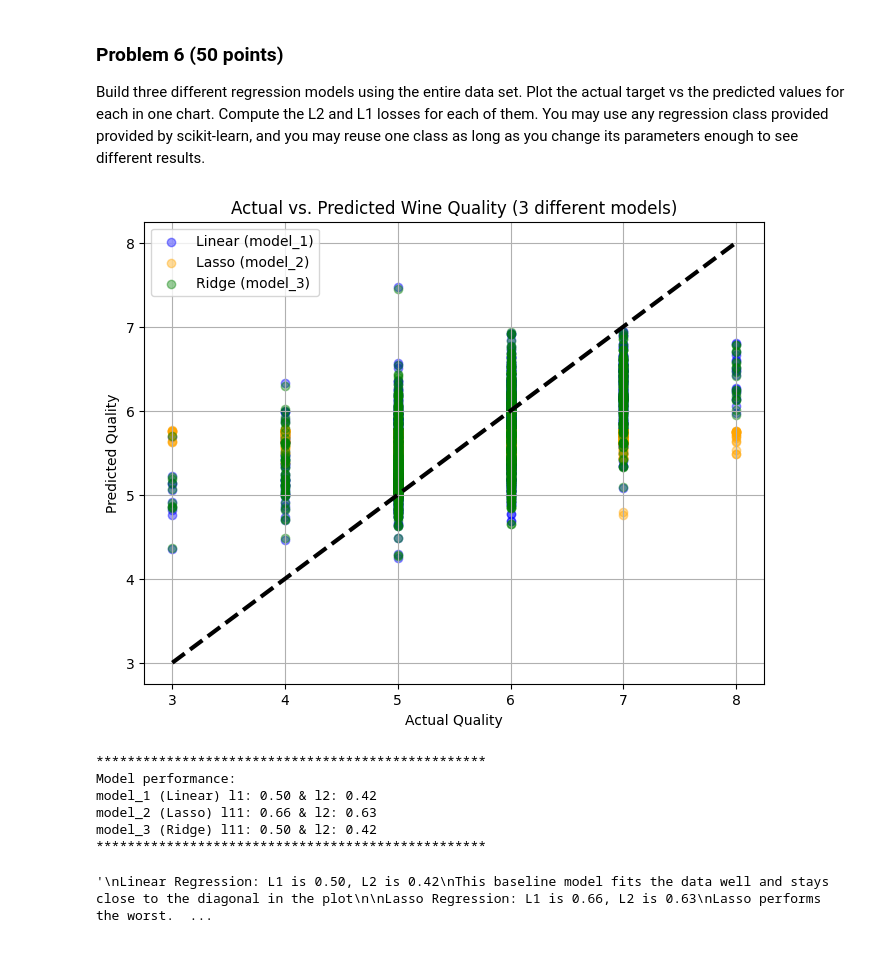
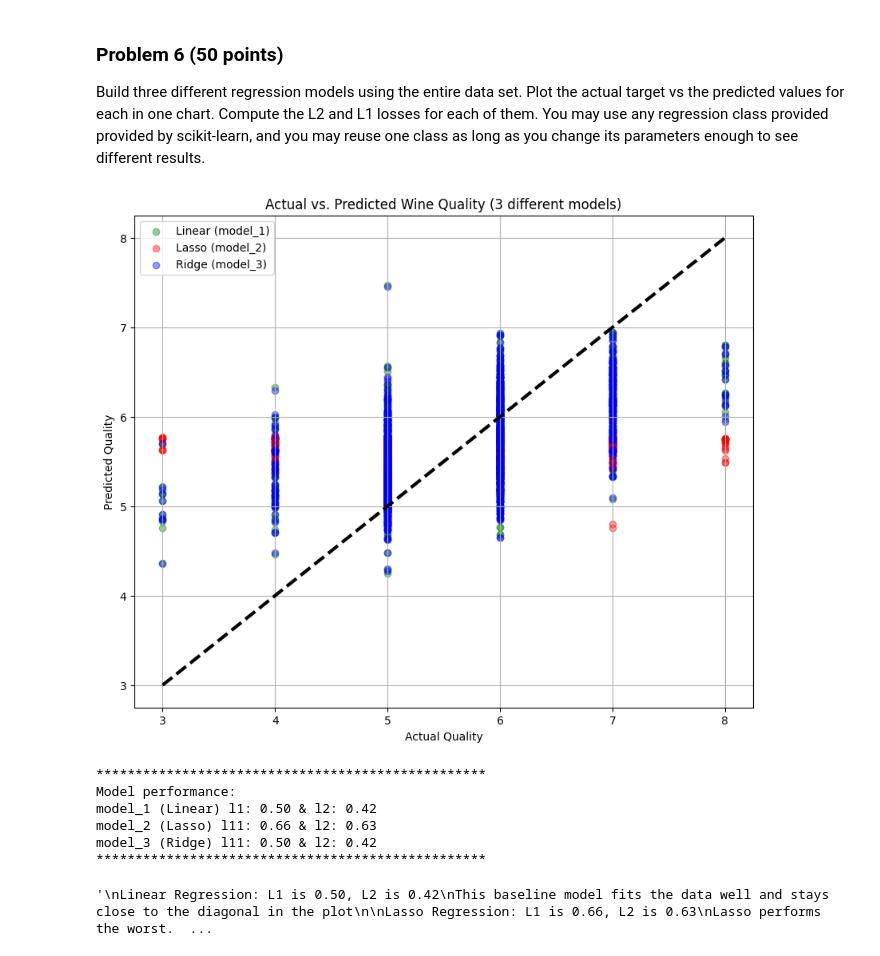
Before and after one commit to carlos00002/DX602-final-project, a Jupyter notebook: project.ipynb, the cells around one changed output. Cells and saved outputs as stored; diff of their text form; code cells hidden in the pictures.

```diff
--- a/project.ipynb
+++ b/project.ipynb
@@ -375,32 +377,32 @@ model_3_pred = model_3.predict(X)
 model_3_l1 = np.mean(np.abs(y - model_3_pred))
 model_3_l2 = np.mean((y - model_3_pred)**2)
 # %%
-plt.figure(figsize=(8,6))
+plt.figure(figsize=(10,8))
 
-plt.scatter(y, model_1_pred, alpha=0.4, label="Linear (model_1)", color="blue")
-plt.scatter(y, model_2_pred, alpha=0.4, label="Lasso (model_2)",  color="orange")
-plt.scatter(y, model_3_pred, alpha=0.4, label="Ridge (model_3)",  color="green")
+plt.scatter(y, model_1_pred, alpha=0.4, label="Linear (model_1)", color="green")
+plt.scatter(y, model_2_pred, alpha=0.4, label="Lasso (model_2)",  color="red")
+plt.scatter(y, model_3_pred, alpha=0.4, label="Ridge (model_3)",  color="blue")
 
 min_y, max_y = y.min(), y.max()
 plt.plot([min_y, max_y], [min_y, max_y], "k--", linewidth=3)
 
 plt.xlabel("Actual Quality")
 plt.ylabel("Predicted Quality")
 plt.title("Actual vs. Predicted Wine Quality (3 different models)")
 plt.legend()
 plt.grid(True)
 plt.show()
 
 
 #performance
 print ('*'*50)
 print("Model performance:")
 print(f"model_1 (Linear) l1: {model_1_l1:.2f} & l2: {model_1_l2:.2}")
 print(f"model_2 (Lasso) l11: {model_2_l1:.2f} & l2: {model_2_l2:.2f}")
 print(f"model_3 (Ridge) l11: {model_3_l1:.2f} & l2: {model_3_l2:.2}")
 print ('*'*50)
 # %% [output]
-[figure, old version]
+[figure, new version]
 **************************************************
 Model performance:
 model_1 (Linear) l1: 0.50 & l2: 0.42
```
Also changed, not shown: parts of 5 cells of this notebook.
